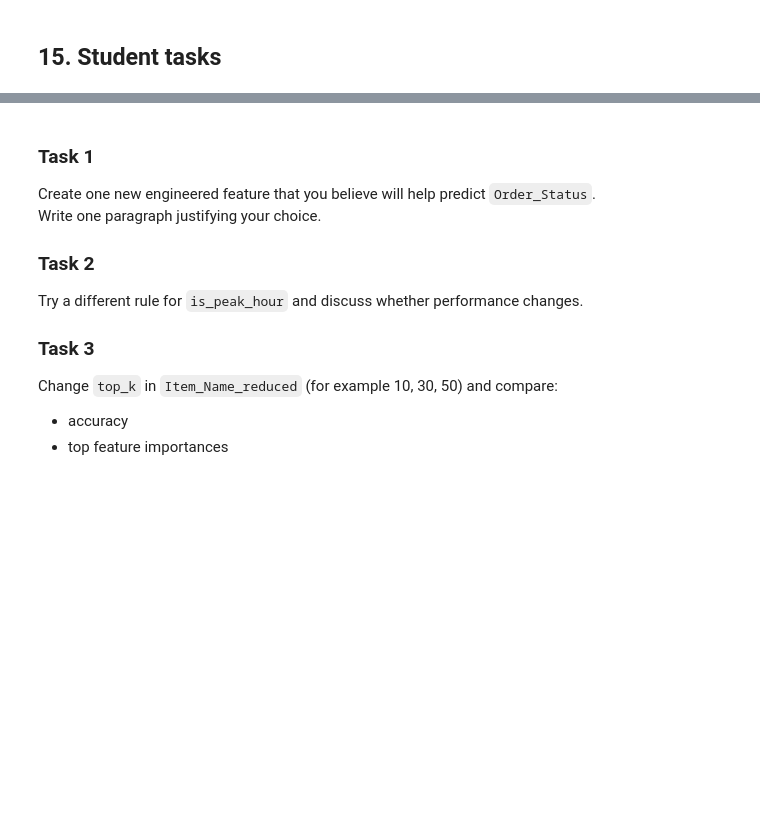
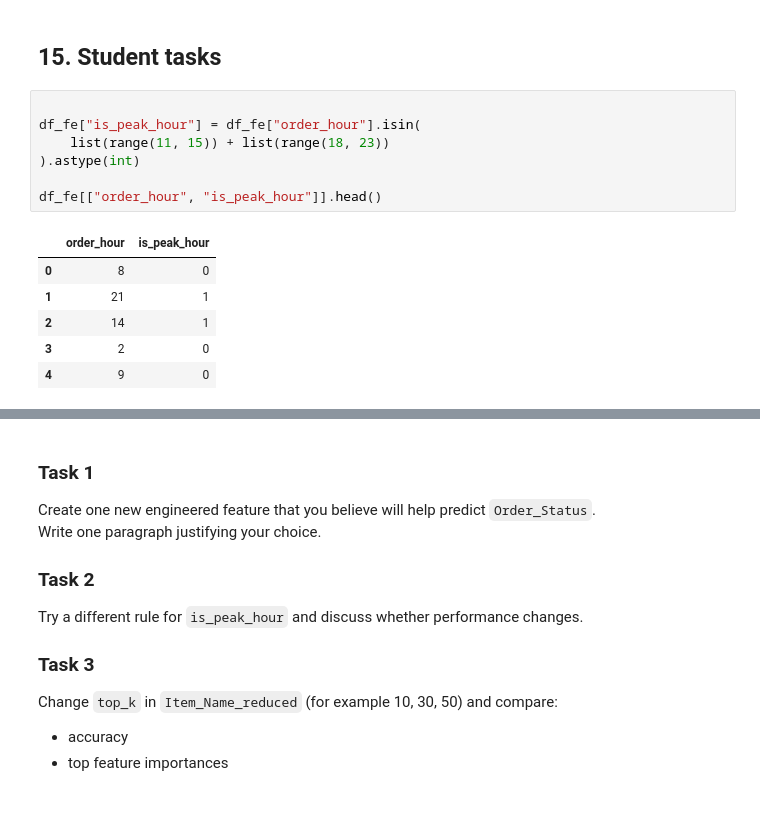
Before and after one commit to allabibah1/ARTI308-Lab5, a Jupyter notebook: ARTI308 Lab5.ipynb, the cells around one changed output, grey strips where cells are left out. Drawn from its saved outputs; the diff is of its cells as text; blank space fills up the shorter version.

```diff
--- a/ARTI308 Lab5.ipynb
+++ b/ARTI308 Lab5.ipynb
@@ -544,3 +512,17 @@ If performance stays similar, feature selection may help simplify the model with
 If performance drops, it may indicate that important information was removed.
 # %% [markdown]
 ## 15. Student tasks
+# %%
+
+df_fe["is_peak_hour"] = df_fe["order_hour"].isin(
+    list(range(11, 15)) + list(range(18, 23))
+).astype(int)
+
+df_fe[["order_hour", "is_peak_hour"]].head()
+# %% [output]
+|  | order_hour | is_peak_hour |
+| 0 | 8 | 0 |
+| 1 | 21 | 1 |
+| 2 | 14 | 1 |
+| 3 | 2 | 0 |
+| 4 | 9 | 0 |
```
Also changed, not shown: parts of 17 cells of this notebook.
